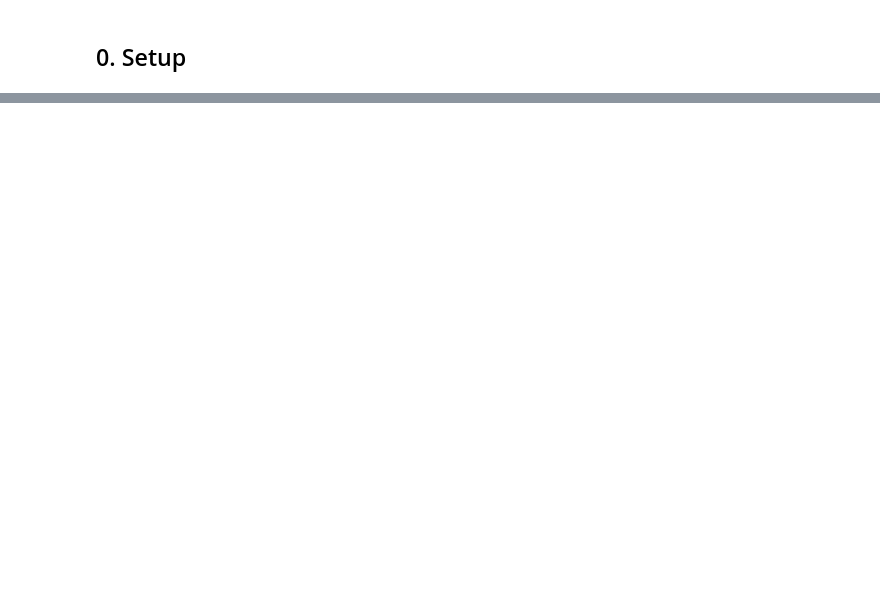
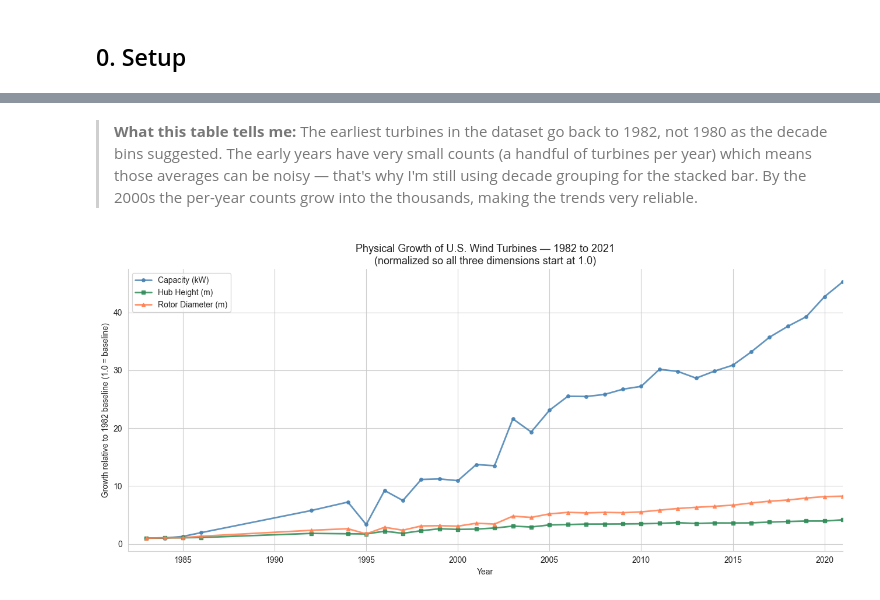
Before and after one commit to zalmutawa/wind-turbines-eda, a Jupyter notebook: code/03_EDA.ipynb, the cells around one changed output, grey strips where cells are left out. Saved outputs shown, nothing was run; the diff lists cells and outputs as text; code cells hidden in the pictures; blank space fills up the shorter version.

```diff
--- a/code/03_EDA.ipynb
+++ b/code/03_EDA.ipynb
@@ -507,0 +55,15 @@ H5 SUPPORTED — rotors grew faster than capacity (optimizing for lower wind sit
+# %%
+# I'm using actual years here (not just decades) for the line charts
+# but I'll still group by decade for the stacked bar since year-by-year gets too noisy
+
+# --- 1a. year-level averages ---
+yr = df.dropna(subset=['t_cap','p_year']).groupby('p_year').agg(
+    avg_cap = ('t_cap',  'mean'),
+    avg_hh  = ('t_hh',   'mean'),
+    avg_rd  = ('t_rd',   'mean'),
+    count   = ('t_cap',  'count')
+).reset_index()
+
+print(f"years in dataset: {int(yr['p_year'].min())} – {int(yr['p_year'].max())}")
+print(f"total year-groups: {len(yr)}")
+print(yr[['p_year','avg_cap','avg_hh','avg_rd','count']].head(10).round(1))
@@ -507,0 +84,34 @@ H5 SUPPORTED — rotors grew faster than capacity (optimizing for lower wind sit
+# %% [markdown]
+> **What this table tells me:**
+> The earliest turbines in the dataset go back to 1982, not 1980 as the decade bins suggested.
+> The early years have very small counts (a handful of turbines per year) which means those
+> averages can be noisy — that's why I'm still using decade grouping for the stacked bar.
+> By the 2000s the per-year counts grow into the thousands, making the trends very reliable.
+# %%
+# --- 1b. normalized line chart: all 3 physical dimensions 1982–2021 ---
+
+fig, ax = plt.subplots(figsize=(13, 6))
+
+yr_clean = yr.dropna(subset=['avg_cap','avg_hh','avg_rd'])
+
+# normalize to first year so we can compare growth rates on the same axis
+base_cap = yr_clean['avg_cap'].iloc[0]
+base_hh  = yr_clean['avg_hh'].iloc[0]
+base_rd  = yr_clean['avg_rd'].iloc[0]
+
+ax.plot(yr_clean['p_year'], yr_clean['avg_cap']/base_cap, 'o-',
+        color='steelblue', lw=2, ms=4, label='Capacity (kW)', alpha=0.85)
+ax.plot(yr_clean['p_year'], yr_clean['avg_hh']/base_hh,   's-',
+        color='seagreen',  lw=2, ms=4, label='Hub Height (m)',  alpha=0.85)
+ax.plot(yr_clean['p_year'], yr_clean['avg_rd']/base_rd,   '^-',
+        color='coral',     lw=2, ms=4, label='Rotor Diameter (m)', alpha=0.85)
+
+ax.set_xlabel("Year")
+ax.set_ylabel("Growth relative to 1982 baseline (1.0 = baseline)")
+ax.set_title("Physical Growth of U.S. Wind Turbines — 1982 to 2021\n(normalized so all three dimensions start at 1.0)", fontsize=13)
+ax.legend()
+ax.set_xlim(1982, 2021)
+plt.tight_layout()
+plt.show()
+# %% [output]
+[figure, added]
```
Also changed, not shown: parts of 57 cells of this notebook, 3 other files.
